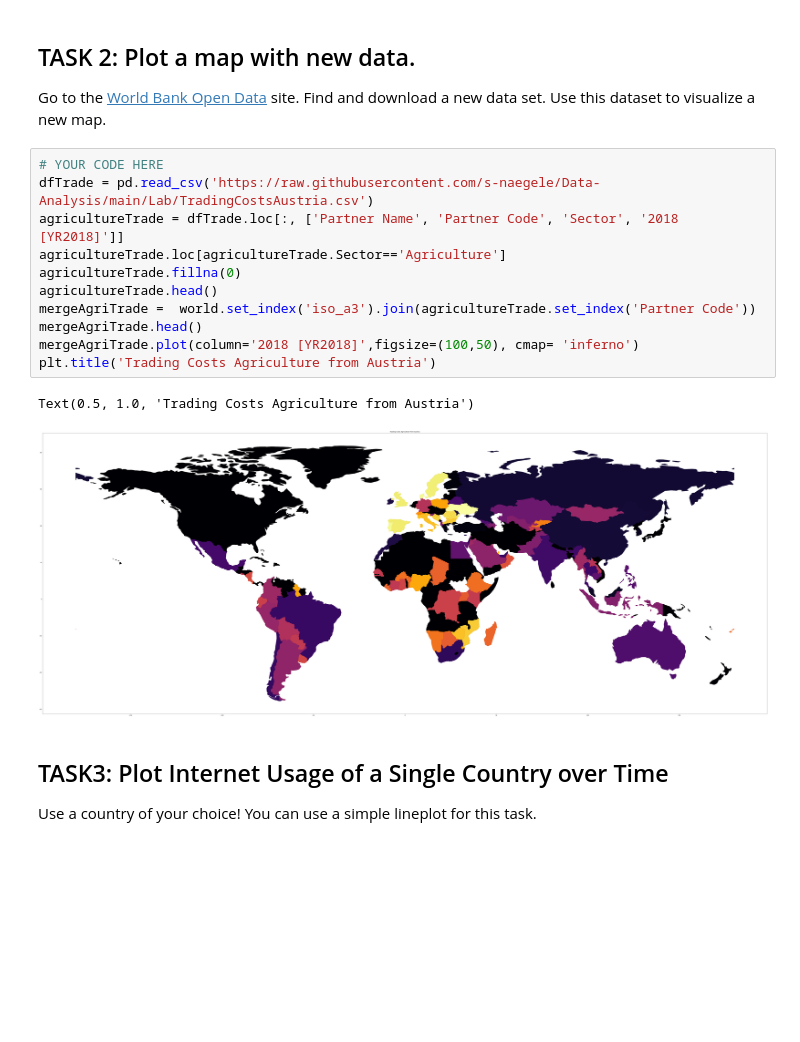
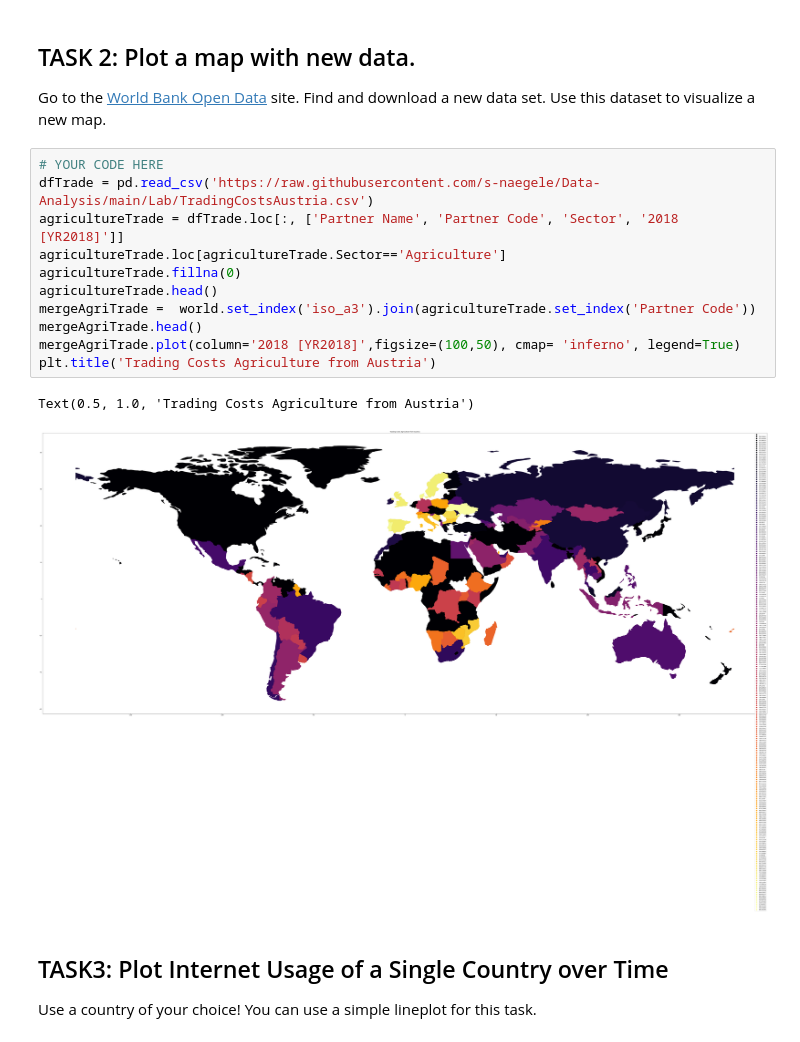
Before and after one commit to s-naegele/Data-Analysis, a Jupyter notebook: Lab/02_Maps.ipynb, the cells around one changed output. Drawn from its saved outputs; the diff is of its cells as text; blank space fills up the shorter version.

```diff
--- a/Lab/02_Maps.ipynb
+++ b/Lab/02_Maps.ipynb
@@ -237,17 +237,17 @@ Go to the [World Bank Open Data](https://data.worldbank.org/) site. Find and dow
 # %%
 # YOUR CODE HERE
 dfTrade = pd.read_csv('https://raw.githubusercontent.com/s-naegele/Data-Analysis/main/Lab/TradingCostsAustria.csv')
 agricultureTrade = dfTrade.loc[:, ['Partner Name', 'Partner Code', 'Sector', '2018 [YR2018]']]
 agricultureTrade.loc[agricultureTrade.Sector=='Agriculture']
 agricultureTrade.fillna(0)
 agricultureTrade.head()
 mergeAgriTrade =  world.set_index('iso_a3').join(agricultureTrade.set_index('Partner Code'))
 mergeAgriTrade.head()
-mergeAgriTrade.plot(column='2018 [YR2018]',figsize=(100,50), cmap= 'inferno')
+mergeAgriTrade.plot(column='2018 [YR2018]',figsize=(100,50), cmap= 'inferno', legend=True)
 plt.title('Trading Costs Agriculture from Austria')
 # %% [output]
 Text(0.5, 1.0, 'Trading Costs Agriculture from Austria')
-[figure, old version]
+[figure, new version]
 # %% [markdown]
 ## TASK3: Plot Internet Usage of a Single Country over Time
 Use a country of your choice! You can use a simple lineplot for this task.
```
Also changed, not shown: 2 other files.
